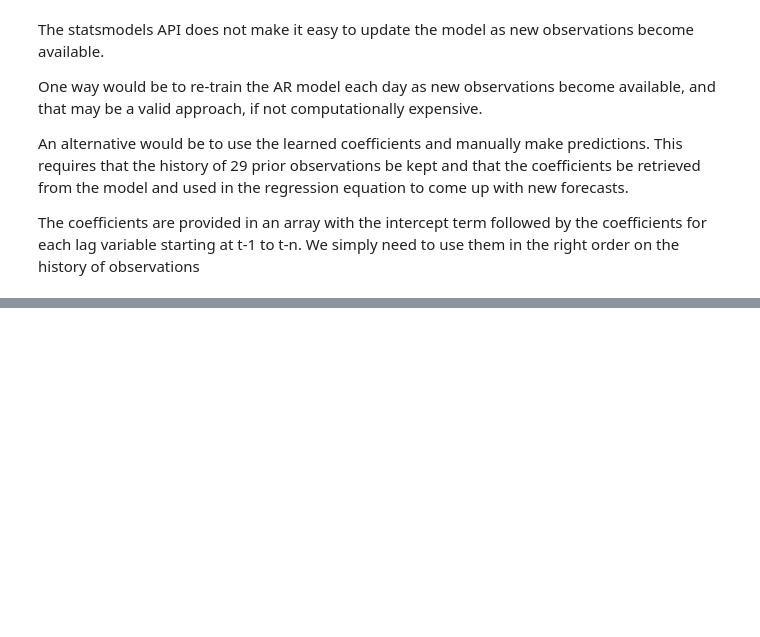
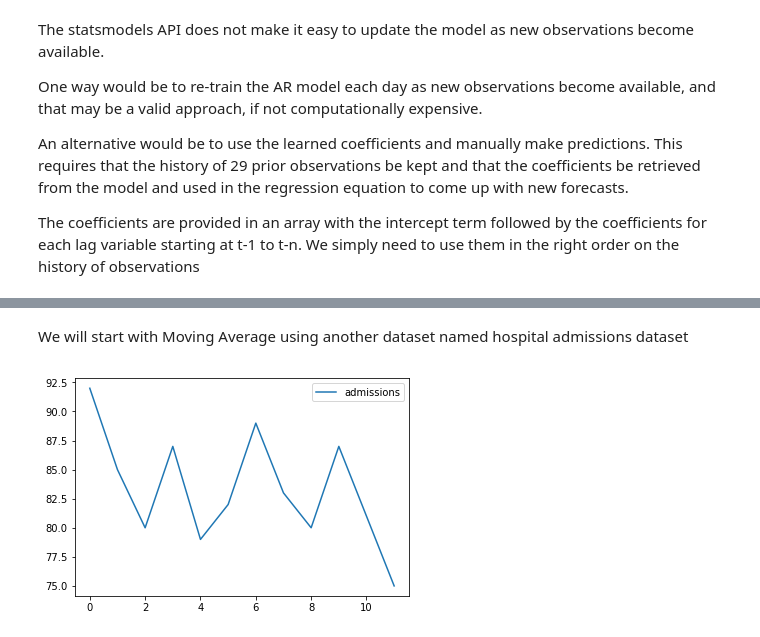
Before and after one commit to Deepshikha05/Time-Series-Analysis, a Jupyter notebook: Time-Series-Analysis-All-Topics-Covered.ipynb, the cells around one changed output, grey strips where cells are left out. Saved outputs shown, nothing was run; the diff lists cells and outputs as text; code cells hidden in the pictures; blank space fills up the shorter version.

```diff
--- a/Time-Series-Analysis-All-Topics-Covered.ipynb
+++ b/Time-Series-Analysis-All-Topics-Covered.ipynb
@@ -249,0 +281,14 @@ The coefficients are provided in an array with the intercept term followed by th
+# %% [markdown]
+We will start with Moving Average using another dataset named hospital admissions dataset
+# %%
+# Importing Libraries
+import numpy as np
+import pandas as pd
+import matplotlib.pyplot as plt
+
+# Importing dataset and plotting it
+dataset = pd.read_csv("hospital_admissions.csv")
+dataset.plot()
+plt.show()
+# %% [output]
+[figure, added]
```
Also changed, not shown: parts of 10 cells of this notebook, 1 other file.
